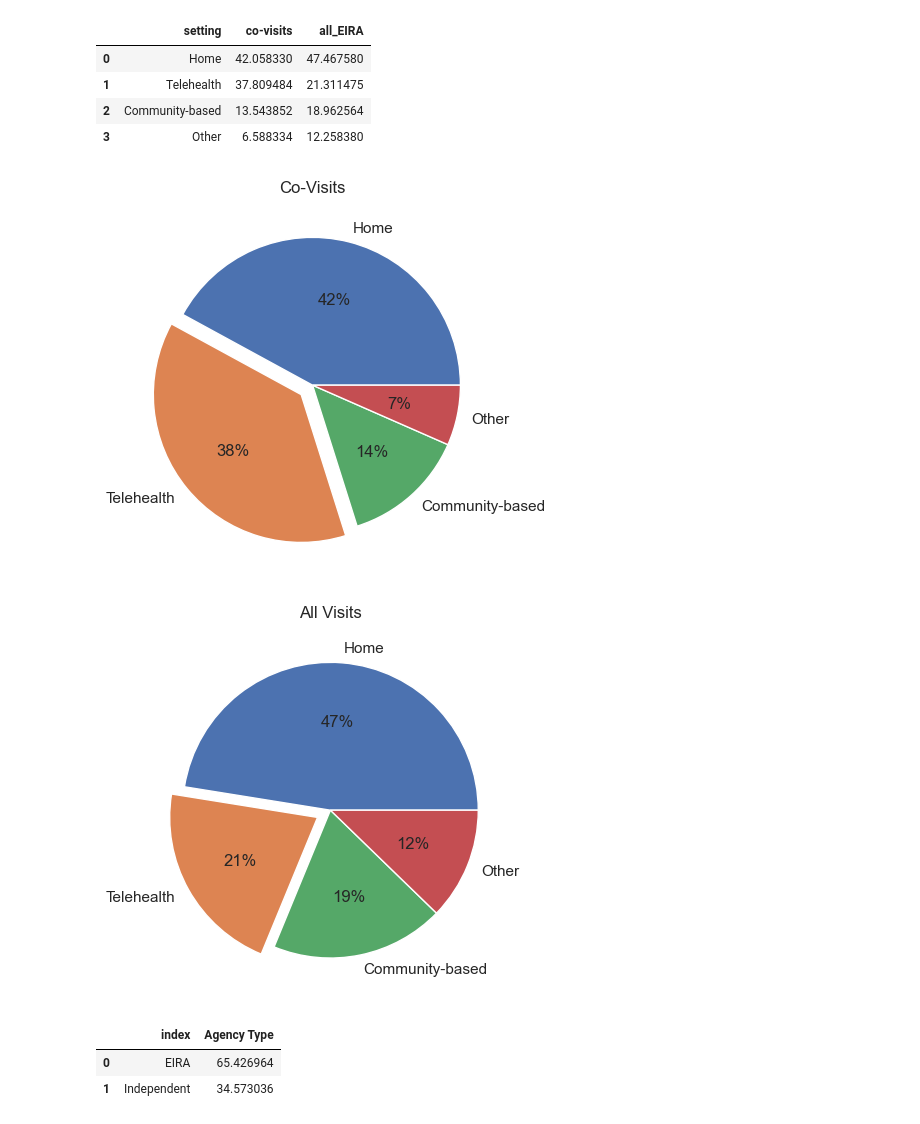
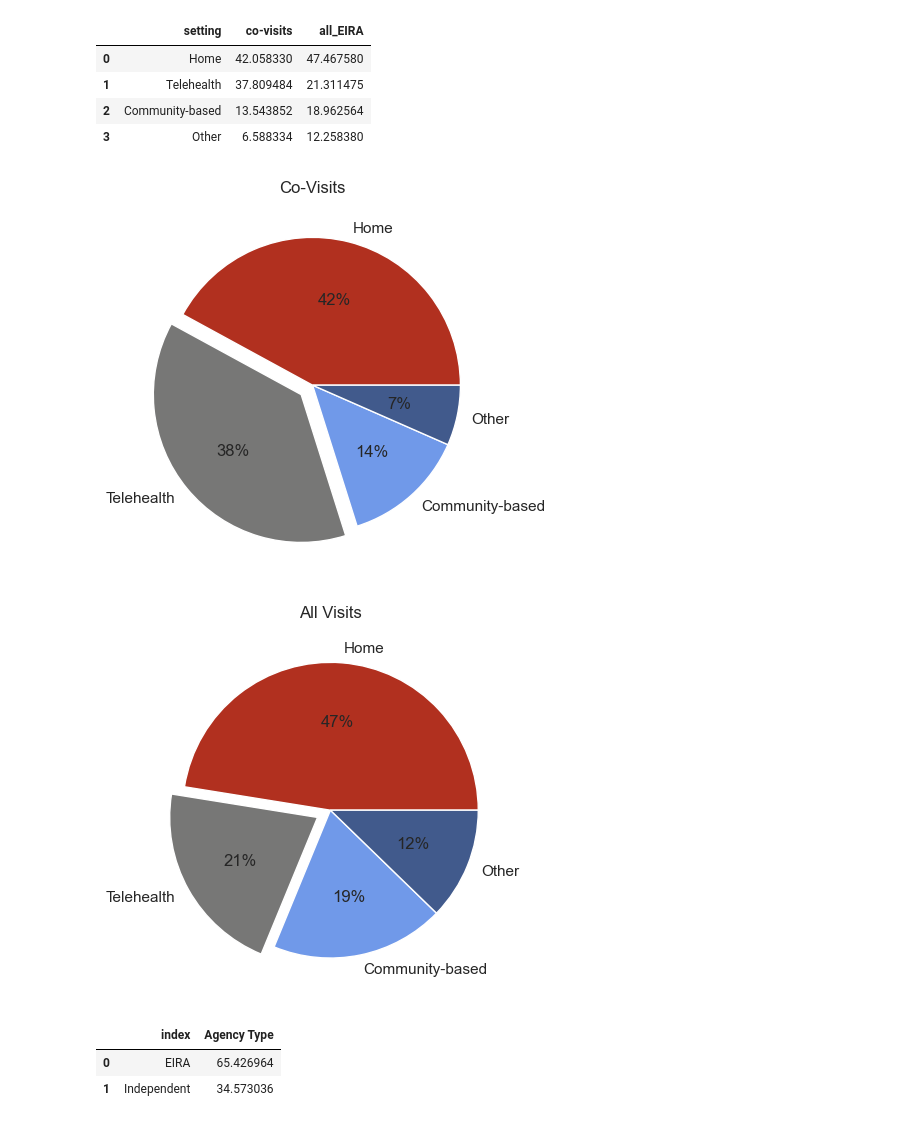
Before and after one commit to NSS-Data-Analytics-Cohort-8/teis_da8_1-dadboddenims, a Jupyter notebook: notebook/teis_data_explora.ipynb, the cells around one changed output. Saved outputs shown, nothing was run; the diff lists cells and outputs as text; code cells hidden in the pictures.

```diff
--- a/notebook/teis_data_explora.ipynb
+++ b/notebook/teis_data_explora.ipynb
@@ -487,29 +487,27 @@ a2
 | 2 | Community-based | 13.543852 | 18.962564 |
 | 3 | Other | 6.588334 | 12.258380 |
 # %%
-colors = ["#B1301F", "#EF412A", "#343434", "#777776", "#C7CAD5", "#7099E9", "#415A8C", "#161616"]
+colors = ["#B1301F", "#777776", "#7099E9", "#415A8C", "#161616"]
-# %%
-colors1 = sns.set_palette(colors)
 # %%
 sns.set_theme()
 # %%
 values1 = a2['co-visits'].values
 labels1 = a2['setting'].values
 explode1 = (0, 0.1, 0, 0)
-plt.pie(values1, labels=labels1, colors=colors1, explode=explode1, autopct='%1.0f%%')
+plt.pie(values1, labels=labels1, colors=colors, explode=explode1, autopct='%1.0f%%')
 plt.title('Co-Visits')
 plt.show()
 # %% [output]
-[figure, old version]
+[figure, new version]
 # %%
 values2 = a2['all_EIRA'].values
 labels2 = a2['setting'].values
 explode2 = (0, 0.1, 0, 0)
-plt.pie(values2, labels=labels2, colors=colors1, explode=explode2, autopct='%1.0f%%')
+plt.pie(values2, labels=labels2, colors=colors, explode=explode2, autopct='%1.0f%%')
 plt.title('All Visits')
 plt.show()
 # %% [output]
-[figure, old version]
+[figure, new version]
 # %%
 agency_type
 # %% [output]
```
Also changed, not shown: 2 other files.
